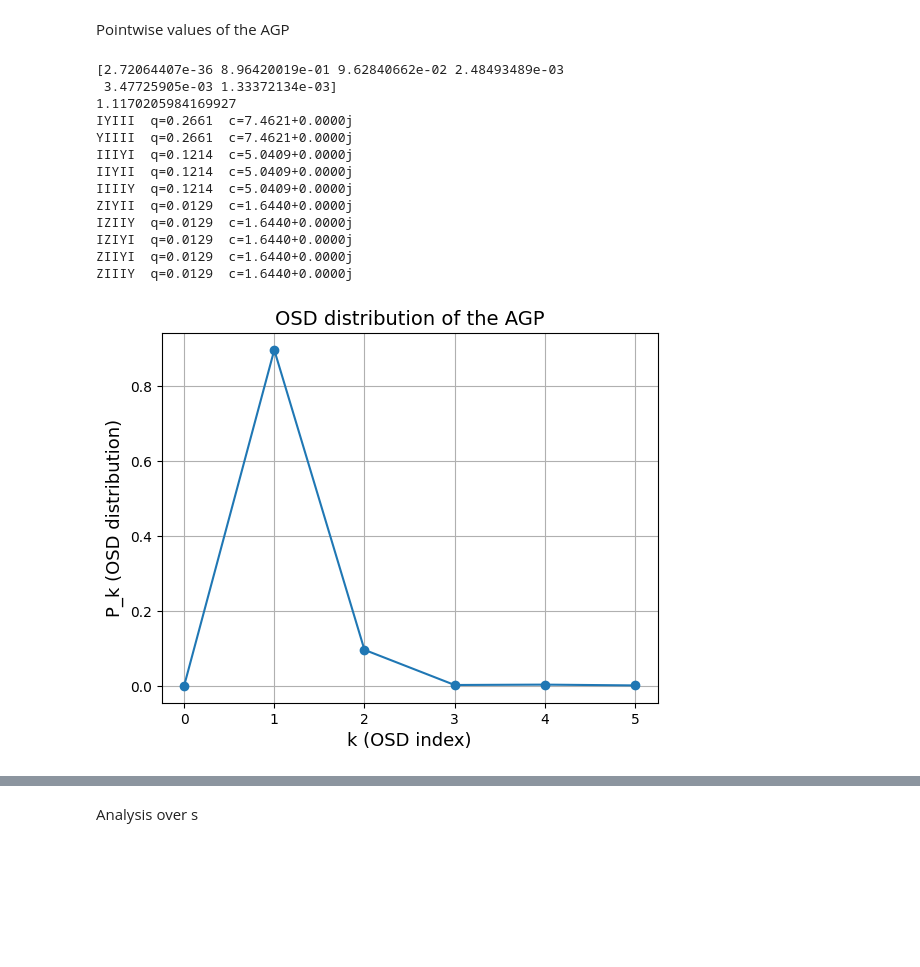
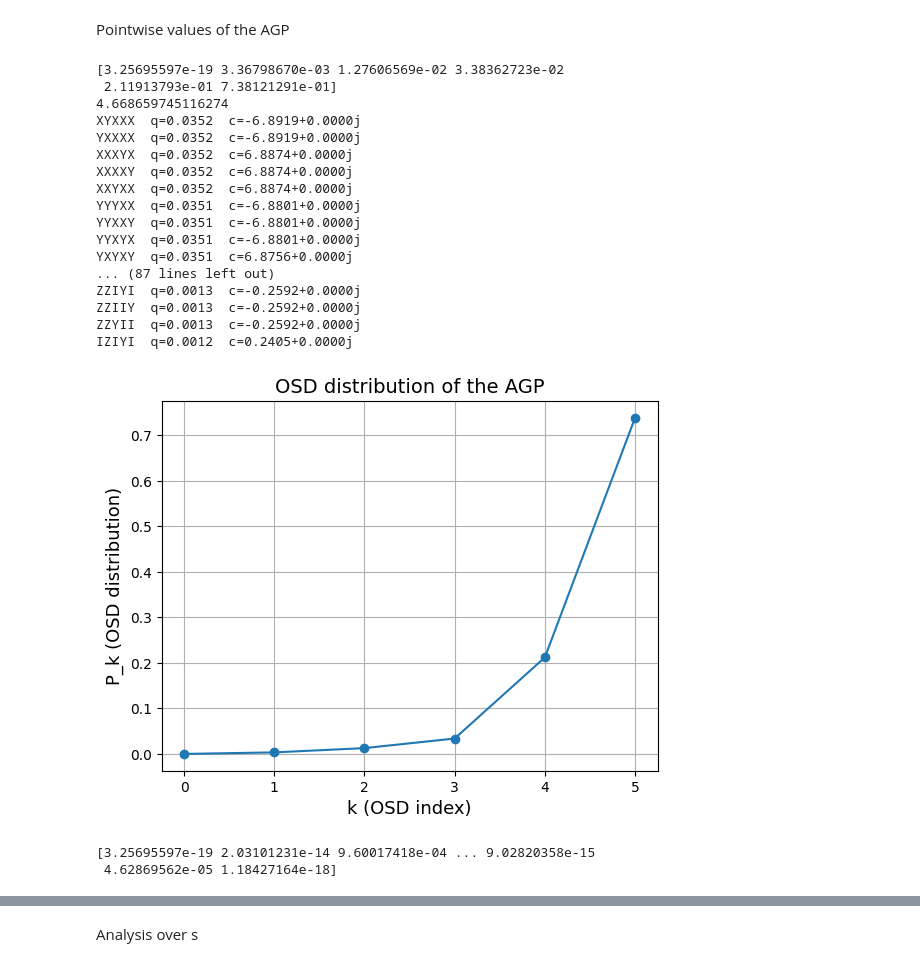
Before and after one commit to emacosta95/Magic4Annealing, a Jupyter notebook: AGPanalysis.ipynb, the cells around one changed output, grey strips where cells are left out. Saved outputs shown, nothing was run; the diff lists cells and outputs as text; code cells hidden in the pictures; blank space fills up the shorter version.

```diff
--- a/AGPanalysis.ipynb
+++ b/AGPanalysis.ipynb
@@ -57,7 +57,7 @@ Hyperparameters
 # ── Example: n0=2, n1=3, matching the paper's 5-qubit instance ───────────────
 n0, n1 = 2, 3
 n_qubits = n0 + n1
-dW = 0.1  # small weight imbalance → perturbative crossing
+dW = 0.01  # small weight imbalance → perturbative crossing
 Jzz = 5.33  # edge penalty (closed-system example in paper)
 
 jij, hz = mwis_jij_hz(n0, n1, dW, Jzz)
@@ -159,34 +159,44 @@ Minimum gap Δ₁₀ = 0.024163 at s = 0.615
 Pointwise values of the AGP
 # %%
 A = compute_exact_AGP(
-    driver_hamiltonian, target_hamiltonian, lam=0.01
+    driver_hamiltonian, target_hamiltonian, lam=0.846
 )  # your existing function
-result = agp_osd(A, n=n_qubits)
+result = agp_osd(A, n=n_qubits, top_k=100)
 
 
 print(result["P_k"])  # (n+1,) OSD
 print(result["mean_size"])  # mu
 for label, q, c in result["top_strings"]:
     print(f"{label}  q={q:.4f}  c={c:.4f}")
 
 plt.plot(result["P_k"], marker="o")
 plt.xlabel("k (OSD index)", fontsize=13)
 plt.ylabel("P_k (OSD distribution)", fontsize=13)
 plt.title("OSD distribution of the AGP", fontsize=14)
 plt.grid()
 plt.show()
+
+print(result["probs"])
+plt.plot(result["probs"], marker="o")
+plt.show()
 # %% [output]
-[2.72064407e-36 8.96420019e-01 9.62840662e-02 2.48493489e-03
- 3.47725905e-03 1.33372134e-03]
-1.1170205984169927
-IYIII  q=0.2661  c=7.4621+0.0000j
-YIIII  q=0.2661  c=7.4621+0.0000j
-IIIYI  q=0.1214  c=5.0409+0.0000j
-IIYII  q=0.1214  c=5.0409+0.0000j
-IIIIY  q=0.1214  c=5.0409+0.0000j
-ZIYII  q=0.0129  c=1.6440+0.0000j
-IZIIY  q=0.0129  c=1.6440+0.0000j
-IZIYI  q=0.0129  c=1.6440+0.0000j
-ZIIYI  q=0.0129  c=1.6440+0.0000j
-ZIIIY  q=0.0129  c=1.6440+0.0000j
+[3.25695597e-19 3.36798670e-03 1.27606569e-02 3.38362723e-02
+ 2.11913793e-01 7.38121291e-01]
+4.668659745116274
+XYXXX  q=0.0352  c=-6.8919+0.0000j
+YXXXX  q=0.0352  c=-6.8919+0.0000j
+XXXYX  q=0.0352  c=6.8874+0.0000j
+XXXXY  q=0.0352  c=6.8874+0.0000j
+XXYXX  q=0.0352  c=6.8874+0.0000j
+YYYXX  q=0.0351  c=-6.8801+0.0000j
+YYXXY  q=0.0351  c=-6.8801+0.0000j
+YYXYX  q=0.0351  c=-6.8801+0.0000j
+YXYXY  q=0.0351  c=6.8756+0.0000j
+... (87 lines left out)
+ZZIYI  q=0.0013  c=-0.2592+0.0000j
+ZZIIY  q=0.0013  c=-0.2592+0.0000j
+ZZYII  q=0.0013  c=-0.2592+0.0000j
+IZIYI  q=0.0012  c=0.2405+0.0000j
-[figure, old version]
+[figure, new version]
+[3.25695597e-19 2.03101231e-14 9.60017418e-04 ... 9.02820358e-15
+ 4.62869562e-05 1.18427164e-18]
```
Also changed, not shown: parts of 10 cells of this notebook, 1 other file.
